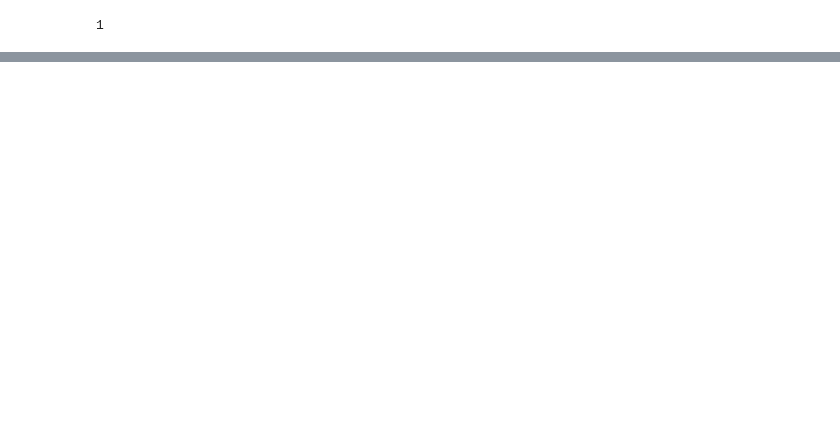
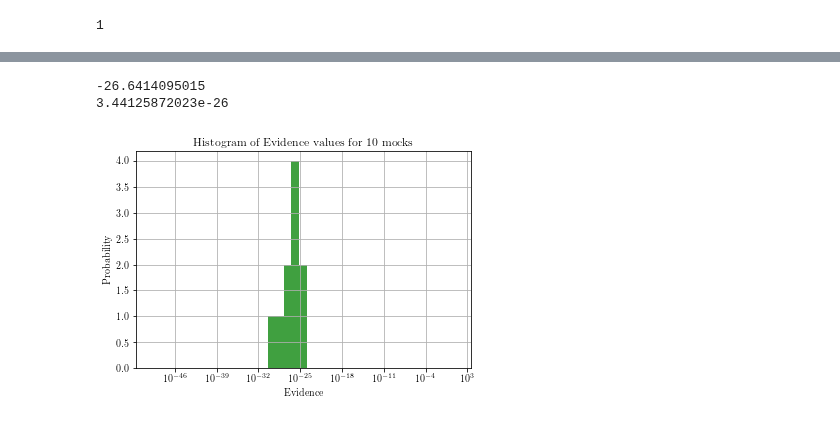
Before and after one commit to LaurencePeanuts/Music, a Jupyter notebook: Scripts/Coverage_prob_tests.ipynb, the cells around one changed output, grey strips where cells are left out. Saved outputs shown, nothing was run; the diff lists cells and outputs as text; code cells hidden in the pictures; blank space fills up the shorter version.

```diff
--- a/Scripts/Coverage_prob_tests.ipynb
+++ b/Scripts/Coverage_prob_tests.ipynb
@@ -111,0 +123,6 @@ np.mean(cov_frac)
+# %%
+execfile ("_CalcEvidence.py")
+# %% [output]
+-26.6414095015
+3.44125872023e-26
+[figure, added]
```
Also changed, not shown: parts of 15 cells of this notebook, 3 other files.
